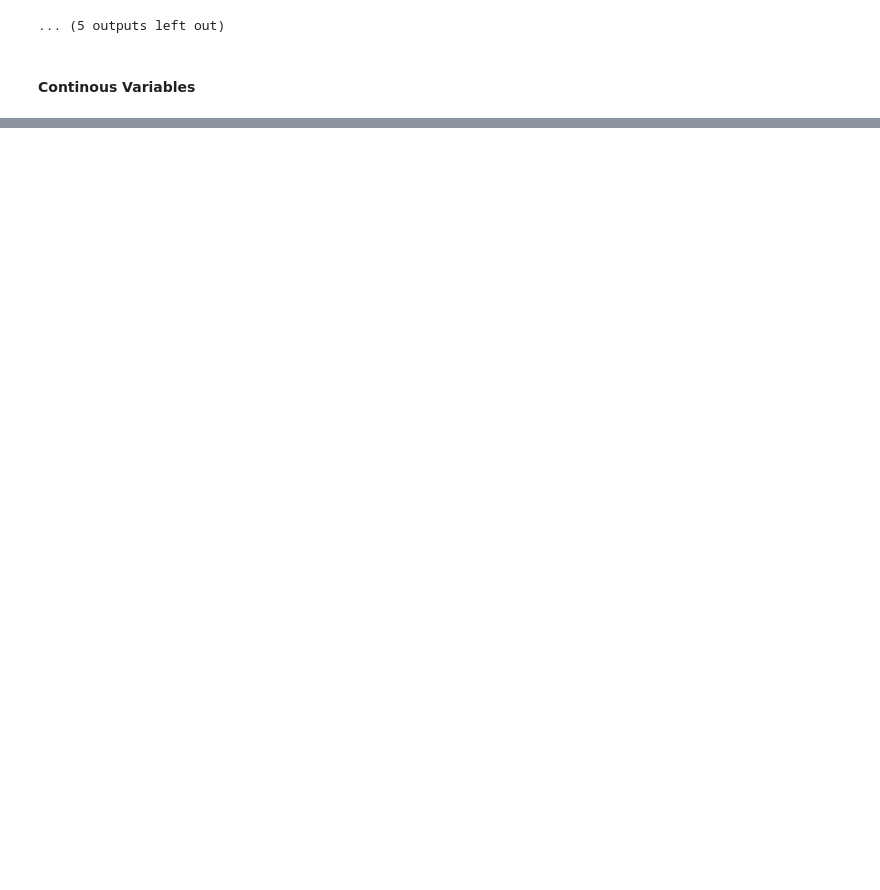
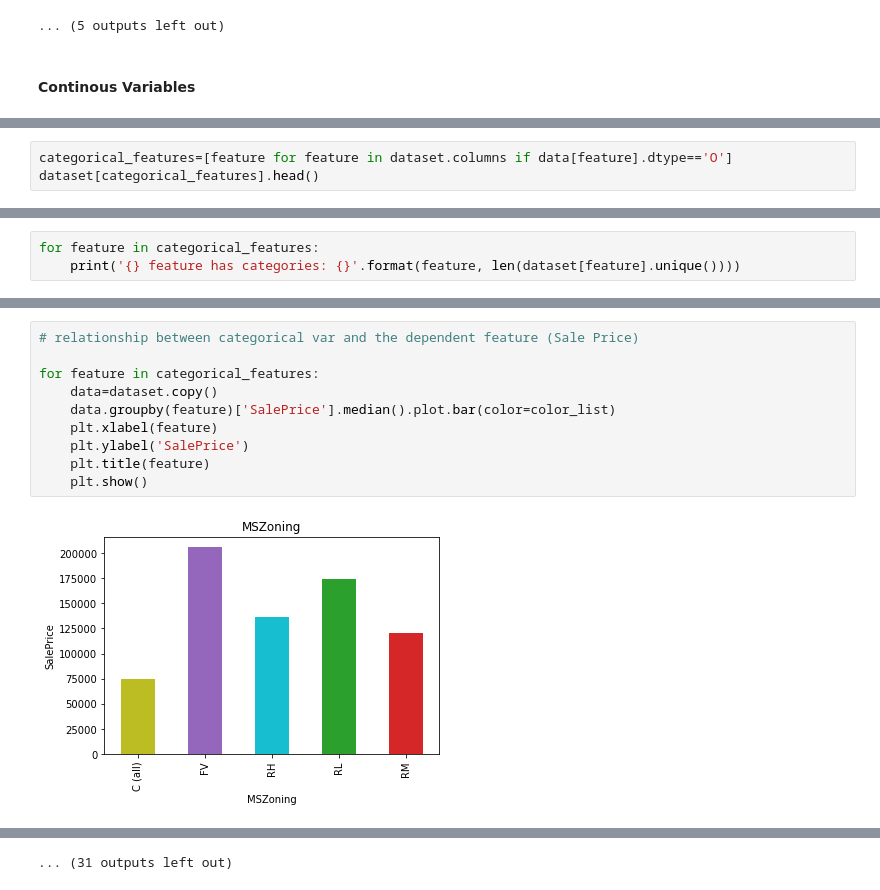
Before and after one commit to ZizZu94/house-prices, a Jupyter notebook: exploratory-data-analysis.ipynb, the cells around one changed output, grey strips where cells are left out. Cells and saved outputs as stored; diff of their text form; blank space fills up the shorter version.

```diff
--- a/exploratory-data-analysis.ipynb
+++ b/exploratory-data-analysis.ipynb
@@ -268,0 +343,3 @@ Here we can observe that some features follow the normal distribution and others
+# %%
+categorical_features=[feature for feature in dataset.columns if data[feature].dtype=='O']
+dataset[categorical_features].head()
@@ -268,0 +353,3 @@ Here we can observe that some features follow the normal distribution and others
+# %%
+for feature in categorical_features:
+    print('{} feature has categories: {}'.format(feature, len(dataset[feature].unique())))
@@ -268,0 +383,12 @@ Here we can observe that some features follow the normal distribution and others
+# %%
+# relationship between categorical var and the dependent feature (Sale Price)
+
+for feature in categorical_features:
+    data=dataset.copy()
+    data.groupby(feature)['SalePrice'].median().plot.bar(color=color_list)
+    plt.xlabel(feature)
+    plt.ylabel('SalePrice')
+    plt.title(feature)
+    plt.show()
+# %% [output]
+[figure, added]
@@ -268,0 +406 @@ Here we can observe that some features follow the normal distribution and others
+... (31 outputs left out)
```
Also changed, not shown: parts of 15 cells of this notebook.
